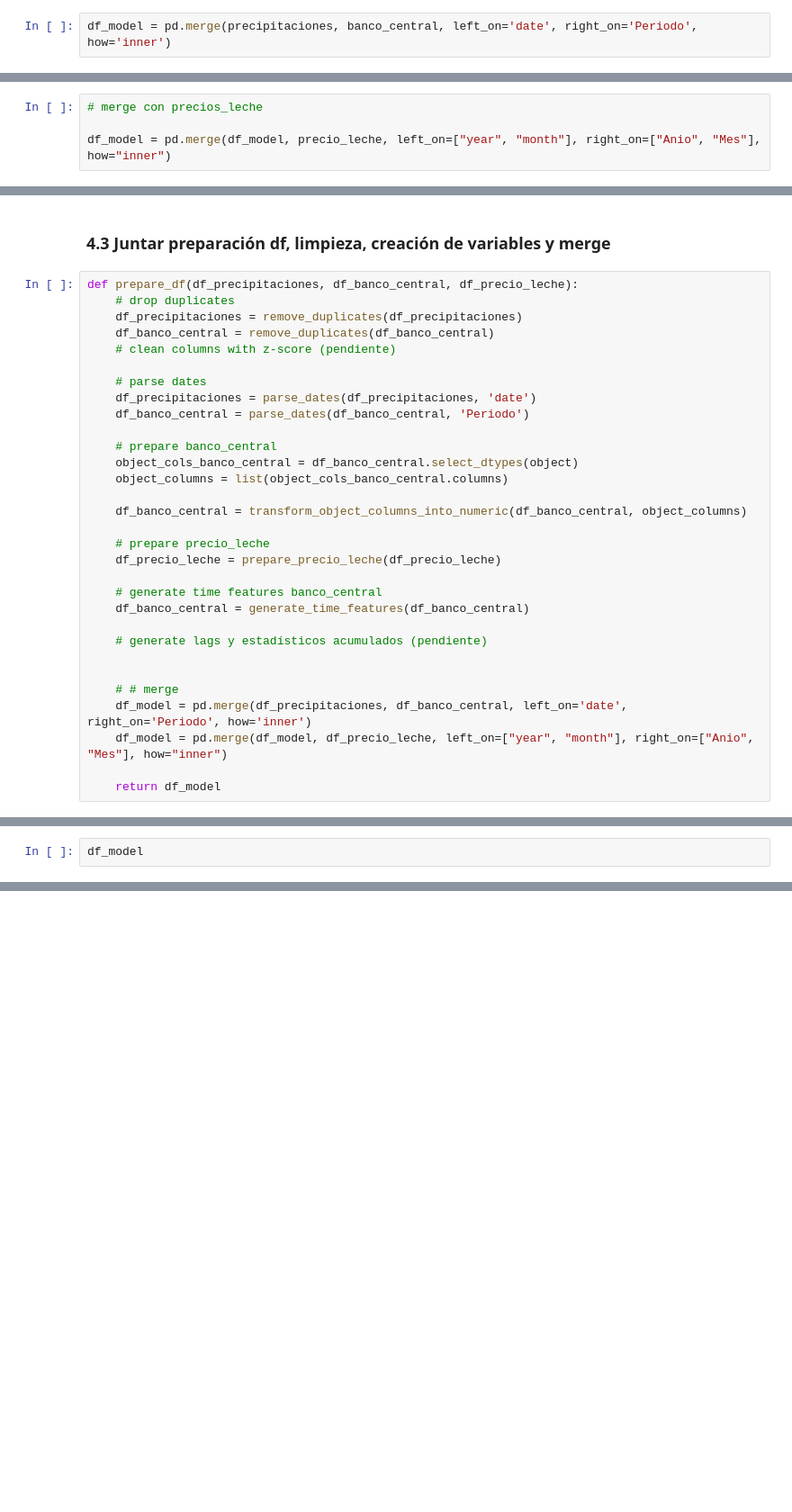
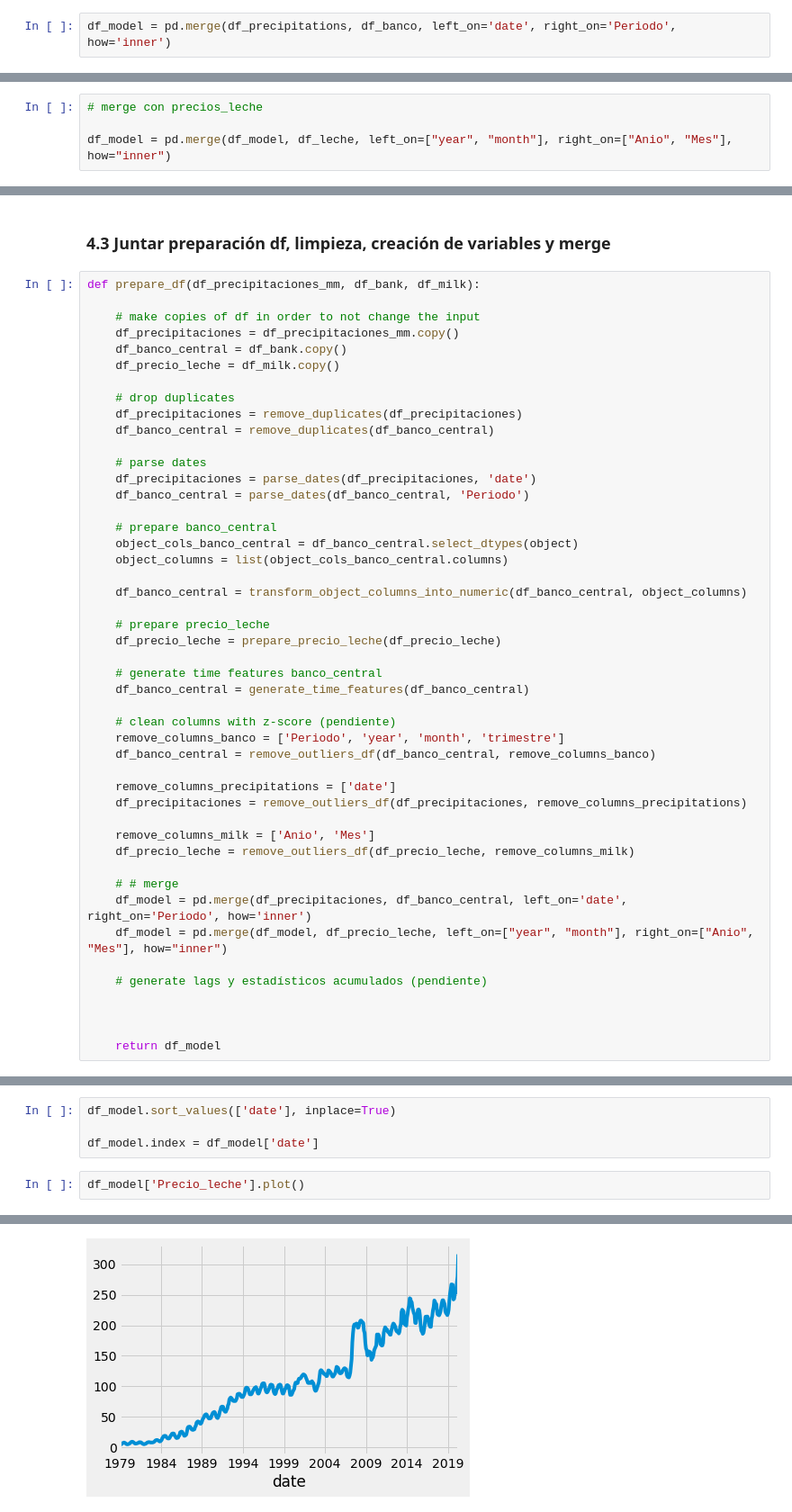
Before and after one commit to Reac92/solucion_spike, a Jupyter notebook: solucion.ipynb, the cells around one changed output, grey strips where cells are left out. Shown at 90% size. Saved outputs shown, nothing was run; the diff lists cells and outputs as text; blank space fills up the shorter version.

Commit message:
begin model work

```diff
--- a/solucion.ipynb
+++ b/solucion.ipynb
@@ -611,5 +640,5 @@ banco_central = parse_dates(banco_central, 'Periodo')
 # %%
-df_model = pd.merge(precipitaciones, banco_central, left_on='date', right_on='Periodo', how='inner')
+df_model = pd.merge(df_precipitations, df_banco, left_on='date', right_on='Periodo', how='inner')
 # %%
 print(df_model.shape)
 df_model.head()
@@ -625,7 +654,7 @@ df_model.head()
 # %%
 # merge con precios_leche
 
-df_model = pd.merge(df_model, precio_leche, left_on=["year", "month"], right_on=["Anio", "Mes"], how="inner")
+df_model = pd.merge(df_model, df_leche, left_on=["year", "month"], right_on=["Anio", "Mes"], how="inner")
 # %%
 df_model.head()
 # %% [output]
@@ -639,11 +668,16 @@ df_model.head()
 # %% [markdown]
 ### 4.3 Juntar preparación df, limpieza, creación de variables y merge
 # %%
-def prepare_df(df_precipitaciones, df_banco_central, df_precio_leche):
+def prepare_df(df_precipitaciones_mm, df_bank, df_milk):
+
+    # make copies of df in order to not change the input
+    df_precipitaciones = df_precipitaciones_mm.copy()
+    df_banco_central = df_bank.copy()
+    df_precio_leche = df_milk.copy()
+
     # drop duplicates
     df_precipitaciones = remove_duplicates(df_precipitaciones)
     df_banco_central = remove_duplicates(df_banco_central)
-    # clean columns with z-score (pendiente)
 
     # parse dates
     df_precipitaciones = parse_dates(df_precipitaciones, 'date')
@@ -661,13 +695,24 @@ def prepare_df(df_precipitaciones, df_banco_central, df_precio_leche):
     # generate time features banco_central
     df_banco_central = generate_time_features(df_banco_central)
 
-    # generate lags y estadísticos acumulados (pendiente)
+    # clean columns with z-score (pendiente)
+    remove_columns_banco = ['Periodo', 'year', 'month', 'trimestre']
+    df_banco_central = remove_outliers_df(df_banco_central, remove_columns_banco)
 
+    remove_columns_precipitations = ['date']
+    df_precipitaciones = remove_outliers_df(df_precipitaciones, remove_columns_precipitations)
+
+    remove_columns_milk = ['Anio', 'Mes']
+    df_precio_leche = remove_outliers_df(df_precio_leche, remove_columns_milk)
 
     # # merge
     df_model = pd.merge(df_precipitaciones, df_banco_central, left_on='date', right_on='Periodo', how='inner')
     df_model = pd.merge(df_model, df_precio_leche, left_on=["year", "month"], right_on=["Anio", "Mes"], how="inner")
 
+    # generate lags y estadísticos acumulados (pendiente)
+
+
+
     return df_model
 # %%
 precipitaciones = pd.read_csv("precipitaciones.csv")
@@ -701,3 +740,7 @@ df_model
+# %%
+df_model.sort_values(['date'], inplace=True)
+
+df_model.index = df_model['date']
 # %%
-df_model
+df_model['Precio_leche'].plot()
 # %% [output]
@@ -716,0 +748 @@ df_model
+[figure, added]
```
Also changed, not shown: parts of 17 cells of this notebook.
